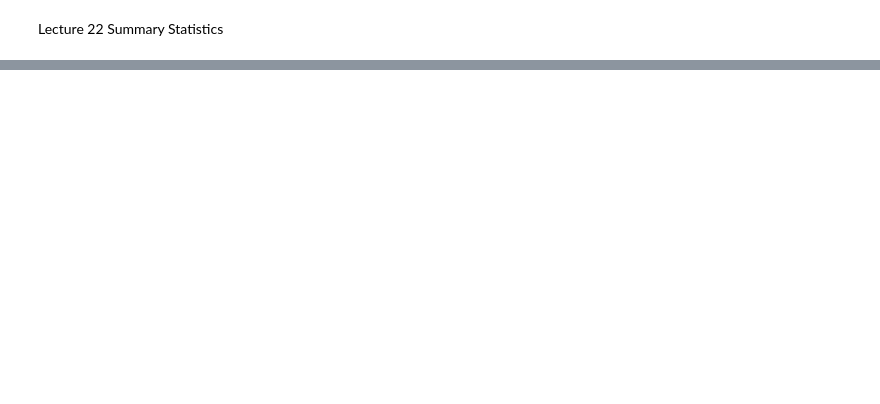
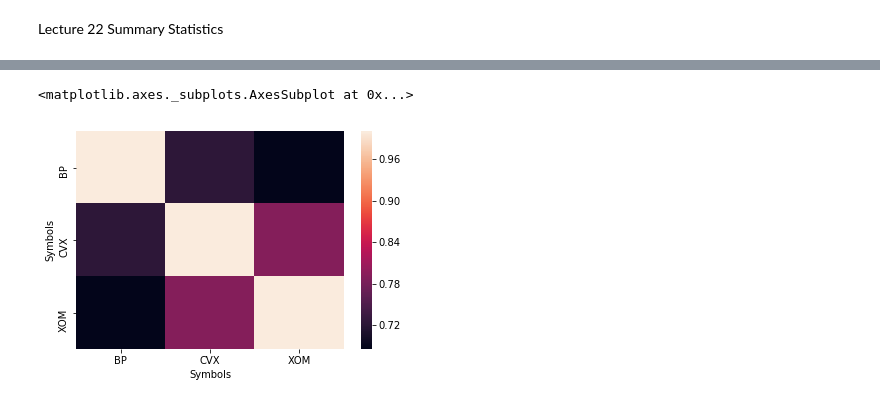
Before and after one commit to rohank2002/Data-Vizualization-using-Python, a Jupyter notebook: Index Objects-checkpoint.ipynb, the cells around one changed output, grey strips where cells are left out. Drawn from its saved outputs; the diff is of its cells as text; code cells hidden in the pictures; blank space fills up the shorter version.

```diff
--- a/Index Objects-checkpoint.ipynb
+++ b/Index Objects-checkpoint.ipynb
@@ -500,0 +601,3 @@ b'hello world\n'
+# %%
+rets = prices.pct_change()
+#rets.head()
@@ -500,0 +615,5 @@ b'hello world\n'
+# %%
+sns.heatmap(rets.corr())
+# %% [output]
+<matplotlib.axes._subplots.AxesSubplot at 0x...>
+[figure, added]
```
Also changed, not shown: parts of 37 cells of this notebook, 1 other file.
